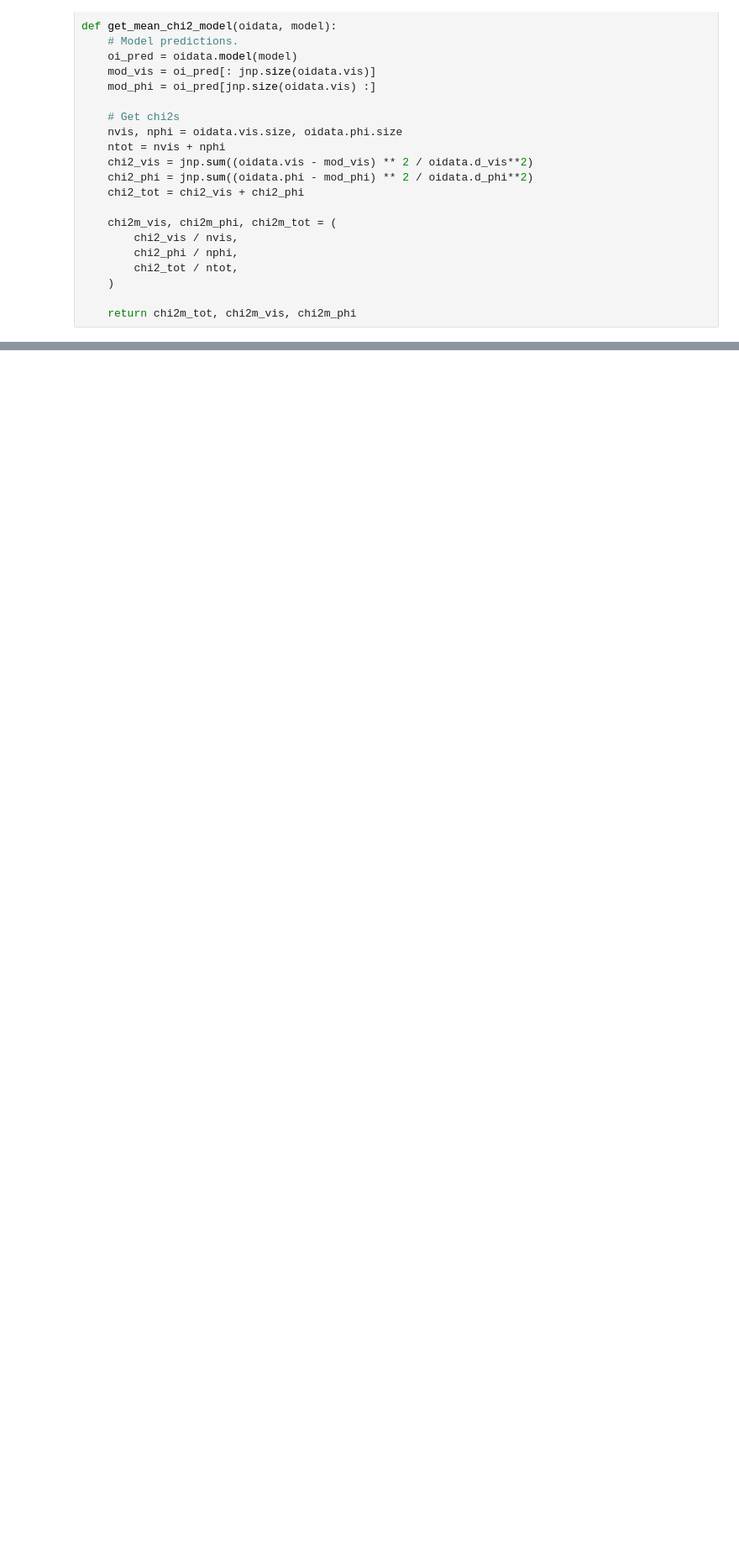
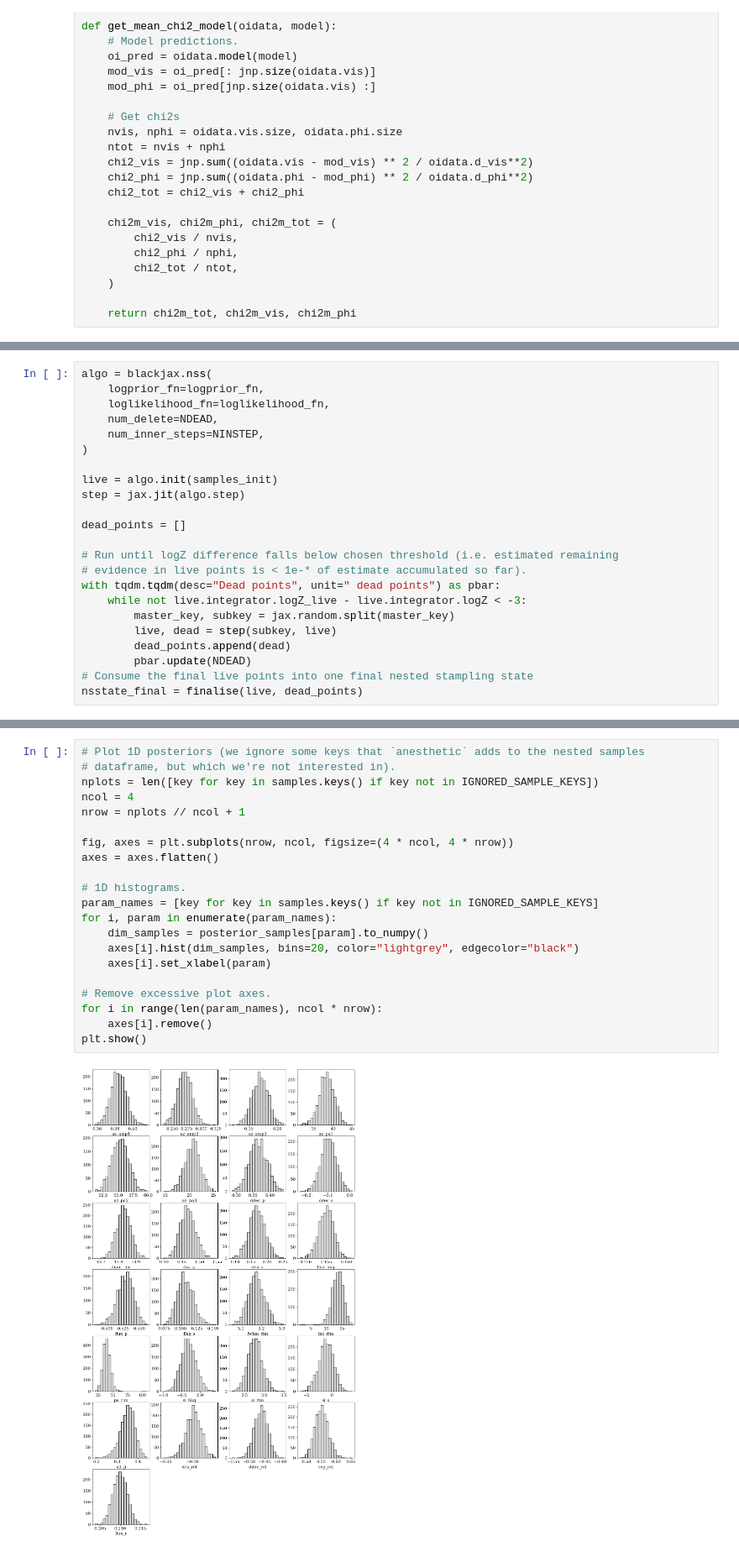
Before and after one commit to DePrinsT/drpangloss, a Jupyter notebook: notebooks/circumbinary_rim.ipynb, the cells around one changed output, grey strips where cells are left out. Shown at 84% size. Cells and saved outputs as stored; diff of their text form; blank space fills up the shorter version.

```diff
--- a/notebooks/circumbinary_rim.ipynb
+++ b/notebooks/circumbinary_rim.ipynb
@@ -1218,0 +485,23 @@ probabilistic programming language, and its implementation of the powerful
+# %%
+algo = blackjax.nss(
+    logprior_fn=logprior_fn,
+    loglikelihood_fn=loglikelihood_fn,
+    num_delete=NDEAD,
+    num_inner_steps=NINSTEP,
+)
+
+live = algo.init(samples_init)
+step = jax.jit(algo.step)
+
+dead_points = []
+
+# Run until logZ difference falls below chosen threshold (i.e. estimated remaining
+# evidence in live points is < 1e-* of estimate accumulated so far).
+with tqdm.tqdm(desc="Dead points", unit=" dead points") as pbar:
+    while not live.integrator.logZ_live - live.integrator.logZ < -3:
+        master_key, subkey = jax.random.split(master_key)
+        live, dead = step(subkey, live)
+        dead_points.append(dead)
+        pbar.update(NDEAD)
+# Consume the final live points into one final nested stampling state
+nsstate_final = finalise(live, dead_points)
@@ -1218,0 +651,23 @@ probabilistic programming language, and its implementation of the powerful
+# %%
+# Plot 1D posteriors (we ignore some keys that `anesthetic` adds to the nested samples
+# dataframe, but which we're not interested in).
+nplots = len([key for key in samples.keys() if key not in IGNORED_SAMPLE_KEYS])
+ncol = 4
+nrow = nplots // ncol + 1
+
+fig, axes = plt.subplots(nrow, ncol, figsize=(4 * ncol, 4 * nrow))
+axes = axes.flatten()
+
+# 1D histograms.
+param_names = [key for key in samples.keys() if key not in IGNORED_SAMPLE_KEYS]
+for i, param in enumerate(param_names):
+    dim_samples = posterior_samples[param].to_numpy()
+    axes[i].hist(dim_samples, bins=20, color="lightgrey", edgecolor="black")
+    axes[i].set_xlabel(param)
+
+# Remove excessive plot axes.
+for i in range(len(param_names), ncol * nrow):
+    axes[i].remove()
+plt.show()
+# %% [output]
+[figure, added]
```
Also changed, not shown: parts of 55 cells of this notebook, 2 other files.
